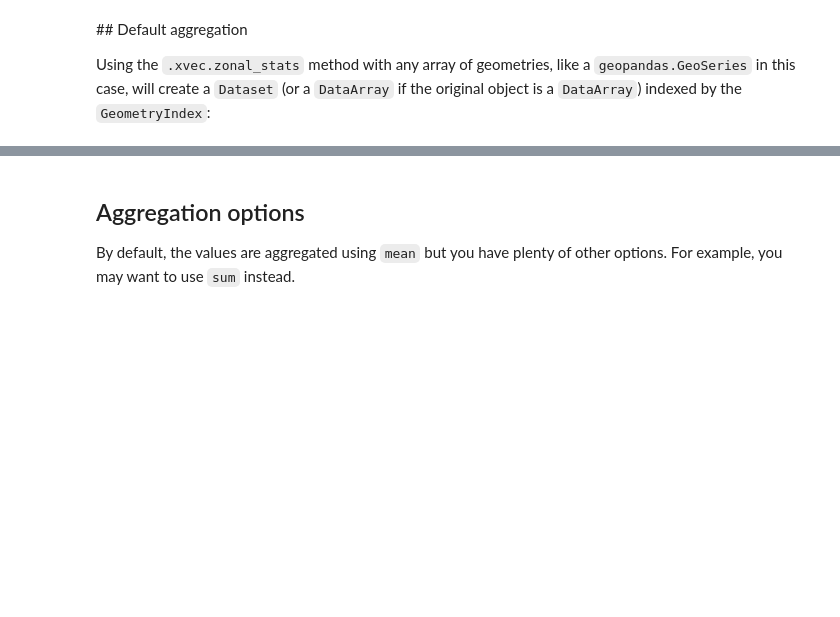
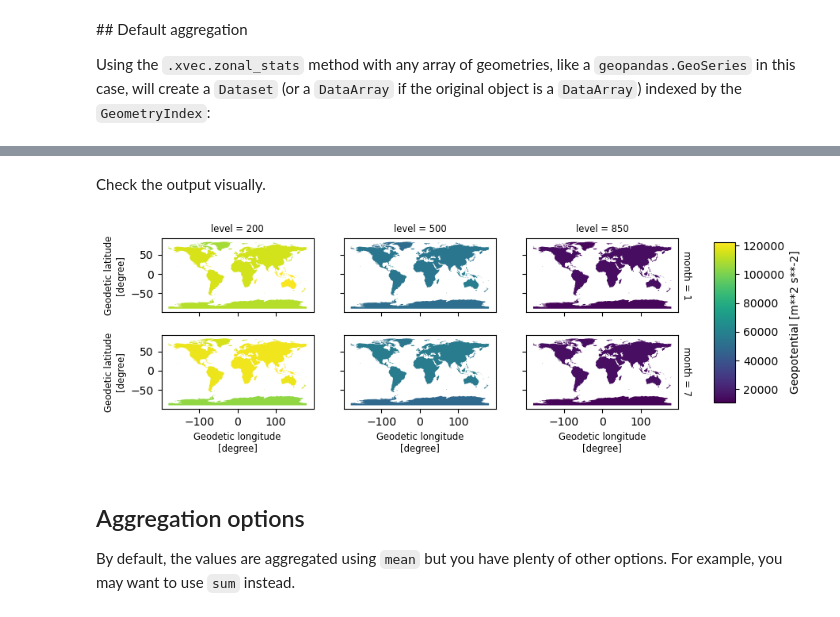
Before and after one commit to xarray-contrib/xvec, a Jupyter notebook: doc/source/zonal_stats.ipynb, the cells around one changed output, grey strips where cells are left out. Drawn from its saved outputs; the diff is of its cells as text; code cells hidden in the pictures; blank space fills up the shorter version.

```diff
--- a/doc/source/zonal_stats.ipynb
+++ b/doc/source/zonal_stats.ipynb
@@ -71,6 +79,12 @@ Indexes:
 Attributes:
     Conventions:  CF-1.0
     Info:         Monthly ERA-Interim data. Downloaded and edited by fabien.m...
+# %% [markdown]
+Check the output visually.
+# %%
+f, ax = aggregated.z.xvec.plot(row='month', col='level')
+# %% [output]
+[figure, added]
 # %% [markdown]
 ## Aggregation options
 
```
Also changed, not shown: parts of 12 cells of this notebook, 33 other files.
